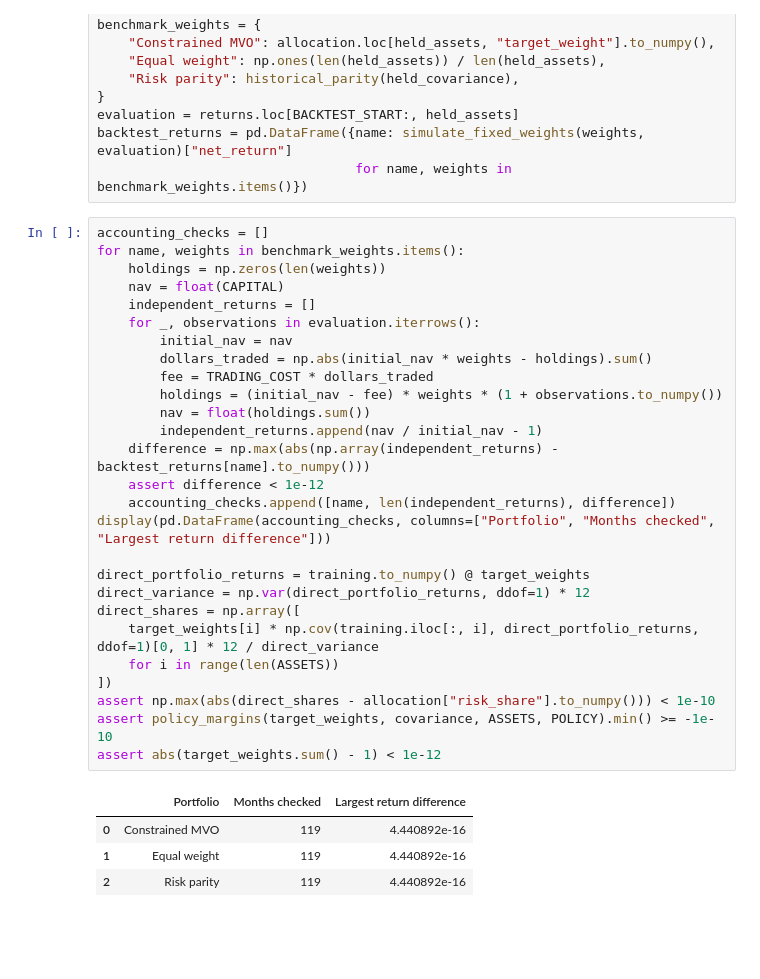
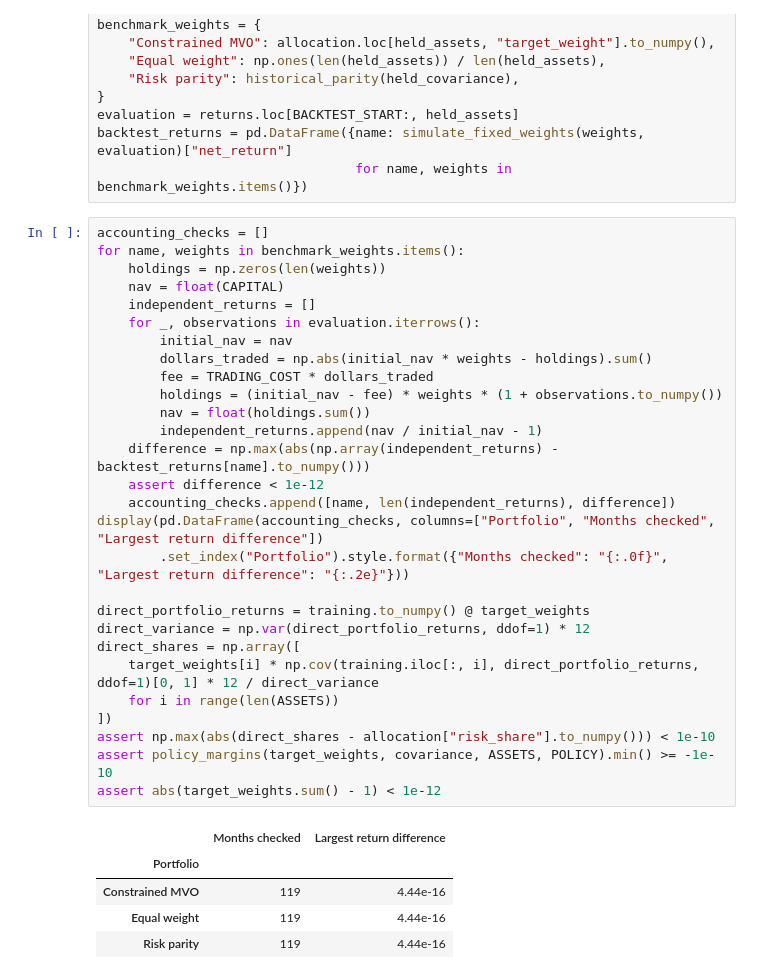
Before and after one commit to kybeka/meridian-capital, a Jupyter notebook: research/round-1/supplementary_studies.ipynb, the cells around one changed output. Drawn from its saved outputs; the diff is of its cells as text; blank space fills up the shorter version.

```diff
--- a/research/round-1/supplementary_studies.ipynb
+++ b/research/round-1/supplementary_studies.ipynb
@@ -538,32 +795,34 @@ backtest_returns = pd.DataFrame({name: simulate_fixed_weights(weights, evaluatio
 # %%
 accounting_checks = []
 for name, weights in benchmark_weights.items():
     holdings = np.zeros(len(weights))
     nav = float(CAPITAL)
     independent_returns = []
     for _, observations in evaluation.iterrows():
         initial_nav = nav
         dollars_traded = np.abs(initial_nav * weights - holdings).sum()
         fee = TRADING_COST * dollars_traded
         holdings = (initial_nav - fee) * weights * (1 + observations.to_numpy())
         nav = float(holdings.sum())
         independent_returns.append(nav / initial_nav - 1)
     difference = np.max(abs(np.array(independent_returns) - backtest_returns[name].to_numpy()))
     assert difference < 1e-12
     accounting_checks.append([name, len(independent_returns), difference])
-display(pd.DataFrame(accounting_checks, columns=["Portfolio", "Months checked", "Largest return difference"]))
+display(pd.DataFrame(accounting_checks, columns=["Portfolio", "Months checked", "Largest return difference"])
+        .set_index("Portfolio").style.format({"Months checked": "{:.0f}", "Largest return difference": "{:.2e}"}))
 
 direct_portfolio_returns = training.to_numpy() @ target_weights
 direct_variance = np.var(direct_portfolio_returns, ddof=1) * 12
 direct_shares = np.array([
     target_weights[i] * np.cov(training.iloc[:, i], direct_portfolio_returns, ddof=1)[0, 1] * 12 / direct_variance
     for i in range(len(ASSETS))
 ])
 assert np.max(abs(direct_shares - allocation["risk_share"].to_numpy())) < 1e-10
 assert policy_margins(target_weights, covariance, ASSETS, POLICY).min() >= -1e-10
 assert abs(target_weights.sum() - 1) < 1e-12
 # %% [output]
-|  | Portfolio | Months checked | Largest return difference |
-| 0 | Constrained MVO | 119 | 4.440892e-16 |
-| 1 | Equal weight | 119 | 4.440892e-16 |
-| 2 | Risk parity | 119 | 4.440892e-16 |
+|  | Months checked | Largest return difference |
+| Portfolio |  |  |
+| Constrained MVO | 119 | 4.44e-16 |
+| Equal weight | 119 | 4.44e-16 |
+| Risk parity | 119 | 4.44e-16 |
```
Also changed, not shown: parts of 42 cells of this notebook, 16 other files.
